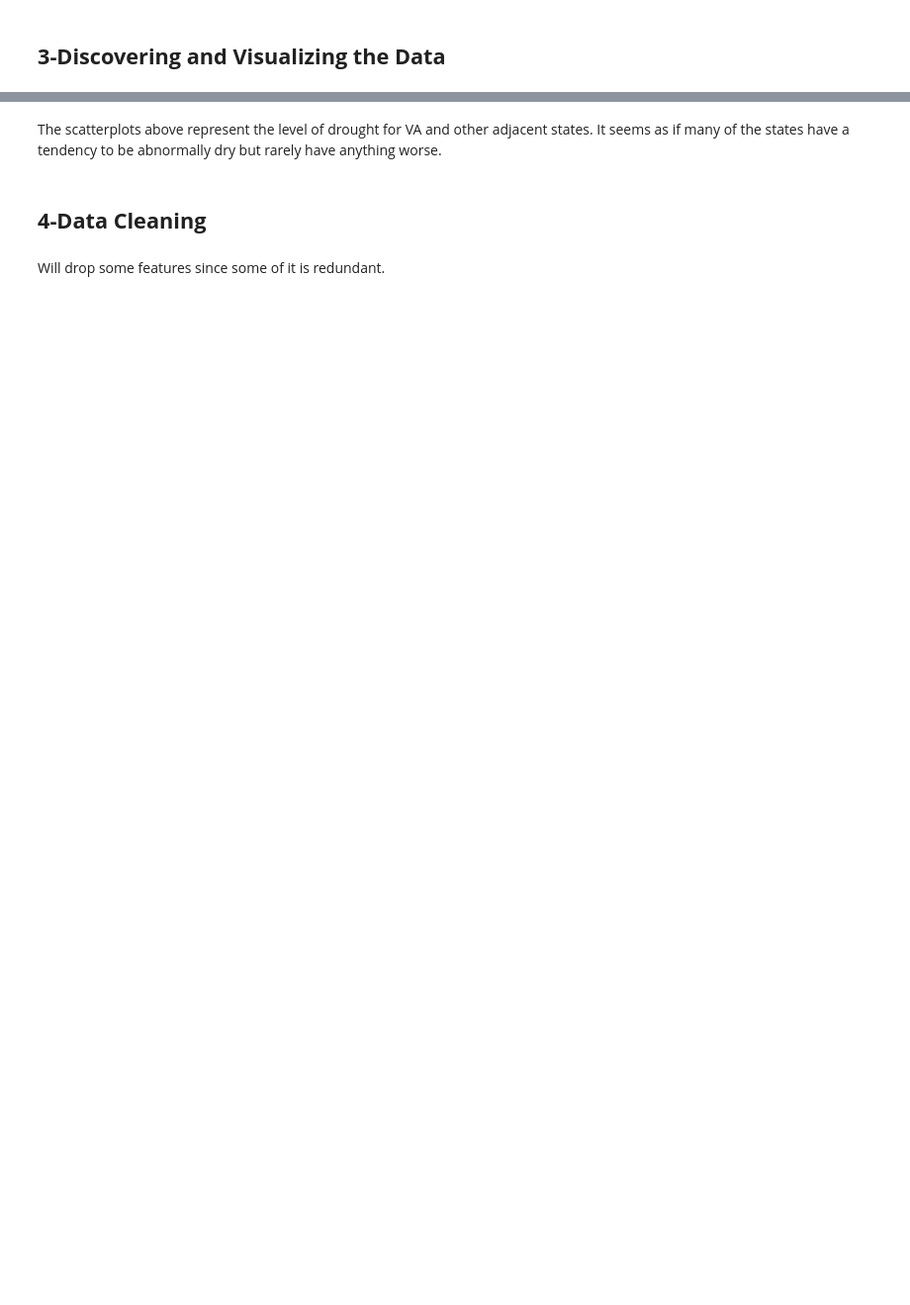
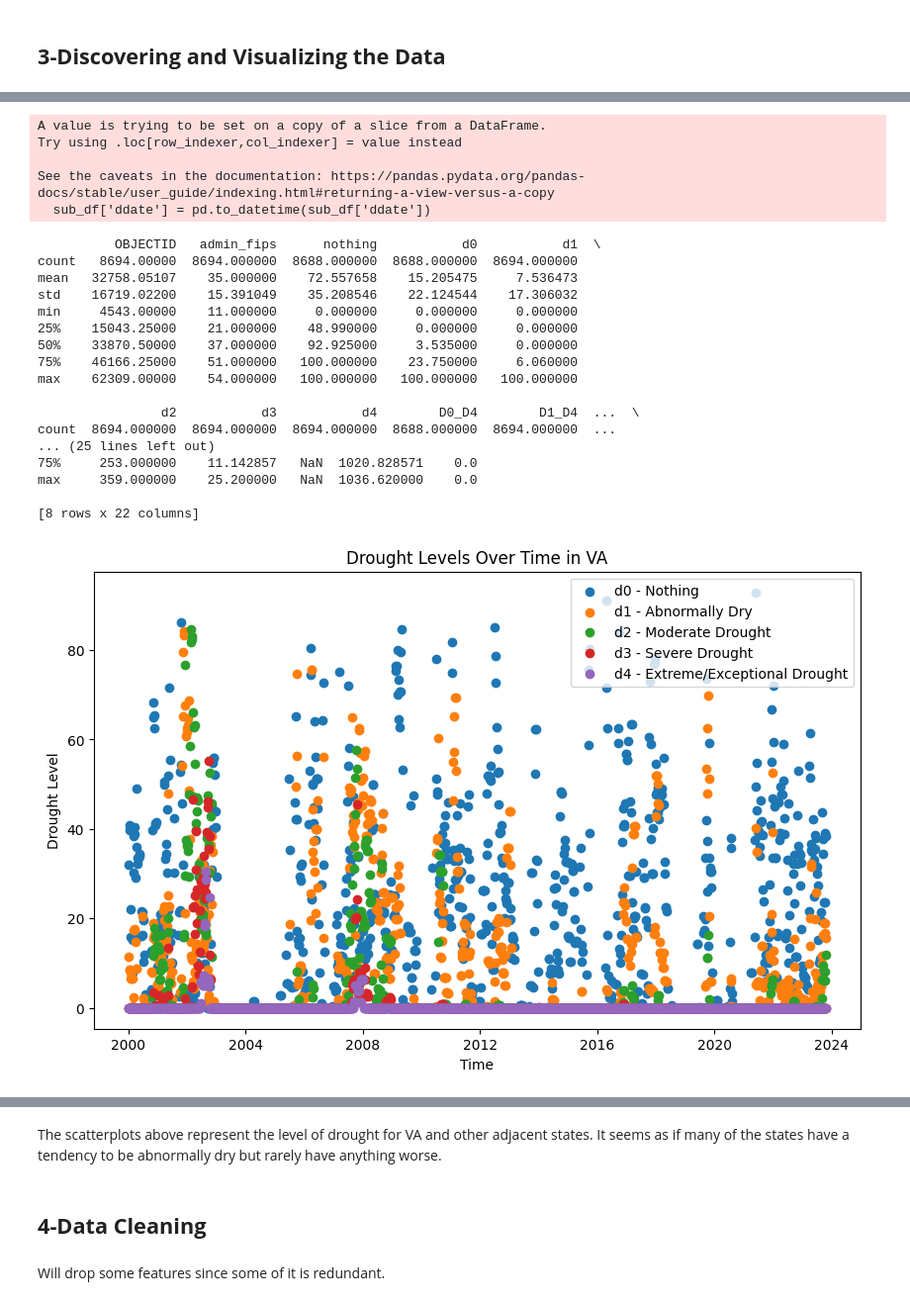
Before and after one commit to Tazering/FakeMind-ML4VA-Project, a Jupyter notebook: FakeMind_ML4VA.ipynb, the cells around one changed output, grey strips where cells are left out. Shown at 99% size. Drawn from its saved outputs; the diff is of its cells as text; code cells hidden in the pictures; blank space fills up the shorter version.

```diff
--- a/FakeMind_ML4VA.ipynb
+++ b/FakeMind_ML4VA.ipynb
@@ -137,22 +94,2 @@ Name: state_abbr, dtype: float64
 # %% [markdown]
 ## **3-Discovering and Visualizing the Data**
-# %%
-import seaborn as sns
-
-plt.style.use("dark_background")
-
-states_of_interest = ["VA", "MD", "WV", "TN", "KY", "NC", "DC"]
-
-for state in states_of_interest:
-  sub_df_train = strat_train_set.loc[strat_train_set["state_abbr"] == state]
-  plt.title(state + " Drought Levels")
-
-  plt.scatter(sub_df_train["period"], sub_df_train["d0"], color = "lime", label = "Nothing")
-  plt.scatter(sub_df_train["period"], sub_df_train["d0"], color = "green", label = "Abnormally Dry")
-  plt.scatter(sub_df_train["period"], sub_df_train["d1"], color = "olive", label = "Moderate Drought")
-  plt.scatter(sub_df_train["period"], sub_df_train["d2"], color = "yellow", label = "Sever Drought")
-  plt.scatter(sub_df_train["period"], sub_df_train["d3"], color = "orange", label = "Extreme Drought")
-  plt.scatter(sub_df_train["period"], sub_df_train["d4"], color = "red", label = "Exceptional Drought")
-  plt.legend(bbox_to_anchor = (1.05, 1.0), loc = "upper left")
-  plt.tight_layout()
-  plt.show()
@@ -166,0 +96,59 @@ for state in states_of_interest:
+# %%
+import pandas as pd
+import matplotlib.pyplot as plt
+import seaborn as sns
+
+# Assuming strat_train_set is your DataFrame
+
+# Filter for states of interest
+states_of_interest = ["VA", "MD", "WV", "TN", "KY", "NC", "DC"]
+sub_df = drought_data[drought_data['state_abbr'].isin(states_of_interest)]
+
+# Convert 'ddate' to datetime
+sub_df['ddate'] = pd.to_datetime(sub_df['ddate'])
+
+# Basic Statistics
+print(sub_df.describe())
+
+# Create separate scatter plots for each state
+for state in states_of_interest:
+    plt.figure(figsize=(10, 6))
+    state_data = sub_df[sub_df['state_abbr'] == state]
+
+    plt.scatter(state_data['ddate'], state_data['d0'], label="d0 - Nothing")
+    plt.scatter(state_data['ddate'], state_data['d1'], label="d1 - Abnormally Dry")
+    plt.scatter(state_data['ddate'], state_data['d2'], label="d2 - Moderate Drought")
+    plt.scatter(state_data['ddate'], state_data['d3'], label="d3 - Severe Drought")
+    plt.scatter(state_data['ddate'], state_data['d4'], label="d4 - Extreme/Exceptional Drought")
+
+    plt.xlabel('Time')
+    plt.ylabel('Drought Level')
+    plt.title(f'Drought Levels Over Time in {state}')
+    plt.legend()
+    plt.show()
+
+# Optionally, create a correlation heatmap as previously described...
+# %% [output]
+A value is trying to be set on a copy of a slice from a DataFrame.
+Try using .loc[row_indexer,col_indexer] = value instead
+
+See the caveats in the documentation: https://pandas.pydata.org/pandas-docs/stable/user_guide/indexing.html#returning-a-view-versus-a-copy
+  sub_df['ddate'] = pd.to_datetime(sub_df['ddate'])
+          OBJECTID   admin_fips      nothing           d0           d1  \
+count   8694.00000  8694.000000  8688.000000  8688.000000  8694.000000
+mean   32758.05107    35.000000    72.557658    15.205475     7.536473
+std    16719.02200    15.391049    35.208546    22.124544    17.306032
+min     4543.00000    11.000000     0.000000     0.000000     0.000000
+25%    15043.25000    21.000000    48.990000     0.000000     0.000000
+50%    33870.50000    37.000000    92.925000     3.535000     0.000000
+75%    46166.25000    51.000000   100.000000    23.750000     6.060000
+max    62309.00000    54.000000   100.000000   100.000000   100.000000
+
+                d2           d3           d4        D0_D4        D1_D4  ...  \
+count  8694.000000  8694.000000  8694.000000  8688.000000  8694.000000  ...
+... (25 lines left out)
+75%     253.000000    11.142857   NaN  1020.828571    0.0
+max     359.000000    25.200000   NaN  1036.620000    0.0
+
+[8 rows x 22 columns]
+[figure, added]
```
Also changed, not shown: parts of 18 cells of this notebook, 55 other files.
